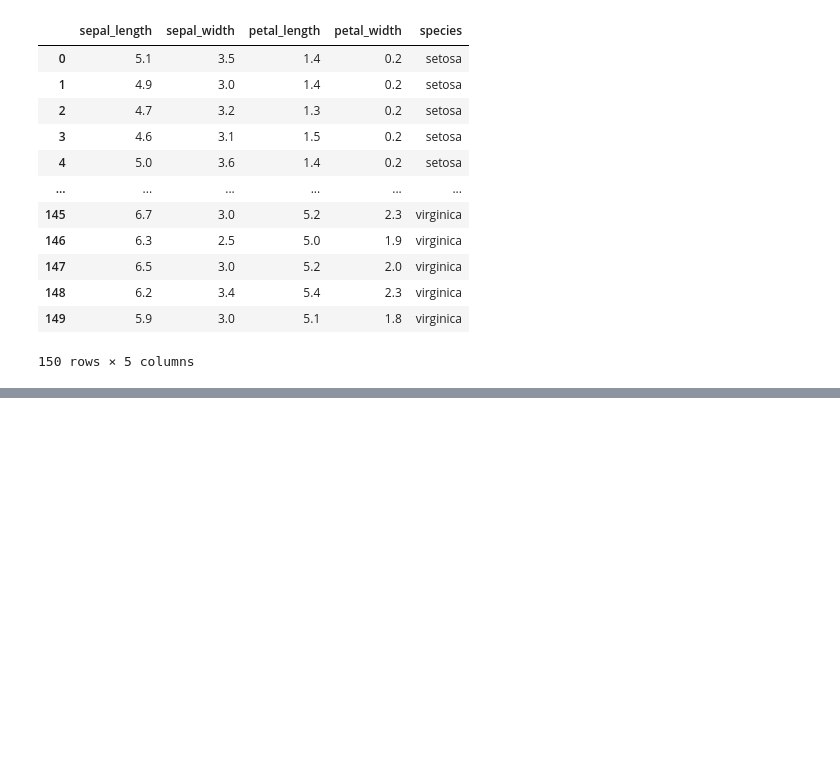
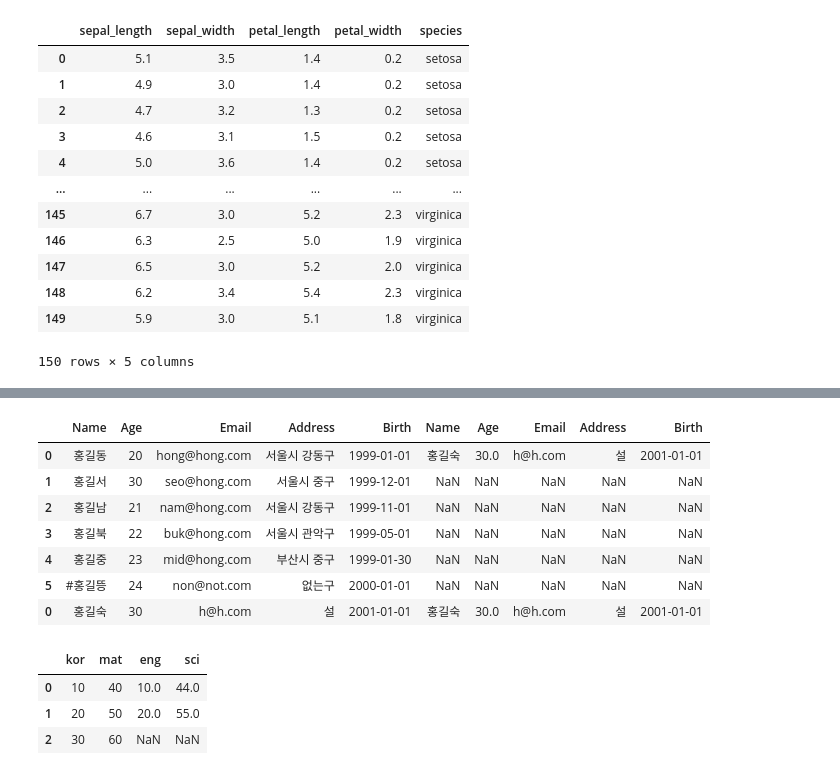
Before and after one commit to jangsh4752/ai_x, a Jupyter notebook: source/01_python/ch11_데이터프레임과시리즈(Pandas)_1절~8절.ipynb, the cells around one changed output, grey strips where cells are left out. Drawn from its saved outputs; the diff is of its cells as text; code cells hidden in the pictures; blank space fills up the shorter version.

Commit message:
0429 ch11 데이터프레임 소스

```diff
--- a/source/01_python/ch11_데이터프레임과시리즈(Pandas)_1절~8절.ipynb
+++ b/source/01_python/ch11_데이터프레임과시리즈(Pandas)_1절~8절.ipynb
@@ -464,0 +1298,12 @@ pd.DataFrame(data = np.hstack( (data, target.reshape(-1,1) )),
+# %%
+# 행 추가 : 추가할 데이터를 데이터프레임 -> 기존 df, 추가할 df 연결
+member = pd.read_csv('data/ch11_member.csv')
+member
+new_member = pd.DataFrame([{
+    'Name':'홍길숙',
+    'Age':30,
+    'Email':'h@h.com',
+    'Address':'설',
+    'Birth':'2001-01-01'
+}])
+new_member
@@ -464,0 +1313,4 @@ pd.DataFrame(data = np.hstack( (data, target.reshape(-1,1) )),
+# %%
+# 행 추가 시 member와 new_member 연결
+member = pd.concat([member, new_member])
+member
@@ -464,0 +1326,23 @@ pd.DataFrame(data = np.hstack( (data, target.reshape(-1,1) )),
+# %%
+pd.concat([member, new_member], axis=1) # axis = 0 : 기본값(행 연결)
+                                        # axis = 1 : 열 연결
+# %% [output]
+|  | Name | Age | Email | Address | Birth | Name | Age | Email | Address | Birth |
+| 0 | 홍길동 | 20 | hong@hong.com | 서울시 강동구 | 1999-01-01 | 홍길숙 | 30.0 | h@h.com | 설 | 2001-01-01 |
+| 1 | 홍길서 | 30 | seo@hong.com | 서울시 중구 | 1999-12-01 | NaN | NaN | NaN | NaN | NaN |
+| 2 | 홍길남 | 21 | nam@hong.com | 서울시 강동구 | 1999-11-01 | NaN | NaN | NaN | NaN | NaN |
+| 3 | 홍길북 | 22 | buk@hong.com | 서울시 관악구 | 1999-05-01 | NaN | NaN | NaN | NaN | NaN |
+| 4 | 홍길중 | 23 | mid@hong.com | 부산시 중구 | 1999-01-30 | NaN | NaN | NaN | NaN | NaN |
+| 5 | #홍길뜽 | 24 | non@not.com | 없는구 | 2000-01-01 | NaN | NaN | NaN | NaN | NaN |
+| 0 | 홍길숙 | 30 | h@h.com | 설 | 2001-01-01 | 홍길숙 | 30.0 | h@h.com | 설 | 2001-01-01 |
+# %%
+a = pd.DataFrame({'kor':[10,20,30],
+                  'mat':[40,50,60]})
+b = pd.DataFrame({'eng':[10,20],
+                  'sci':[44,55]})
+pd.concat([a,b], axis=1)
+# %% [output]
+|  | kor | mat | eng | sci |
+| 0 | 10 | 40 | 10.0 | 44.0 |
+| 1 | 20 | 50 | 20.0 | 55.0 |
+| 2 | 30 | 60 | NaN | NaN |
```
Also changed, not shown: parts of 127 cells of this notebook, 4 other files.
